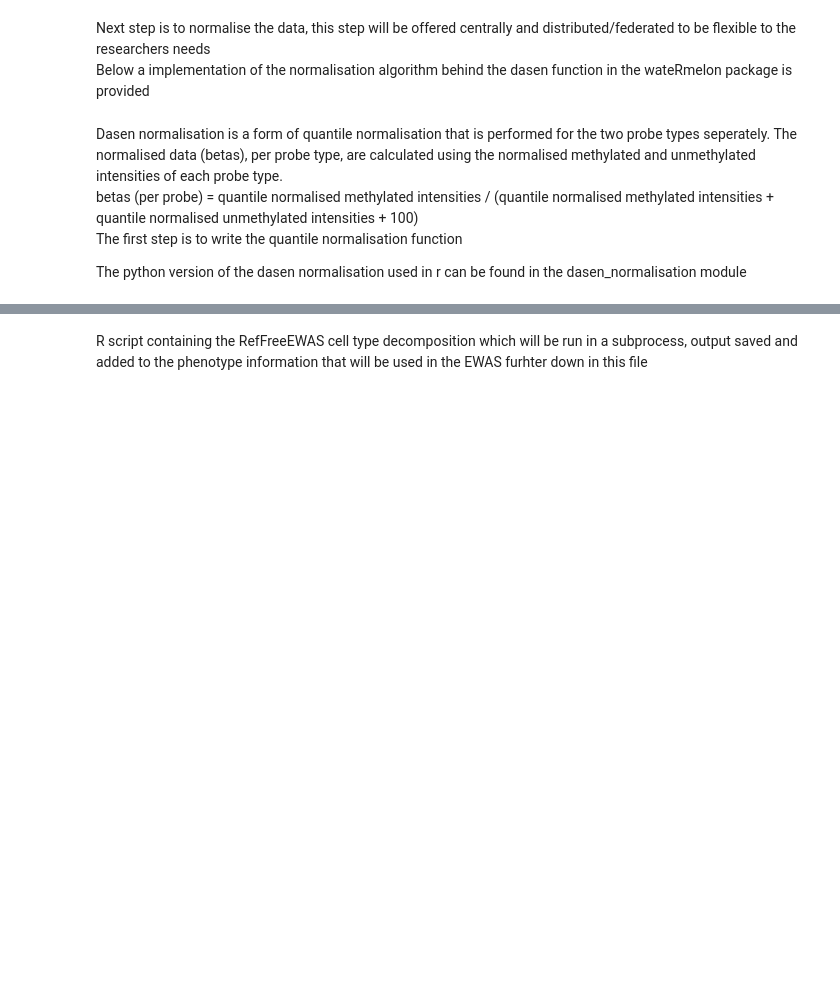
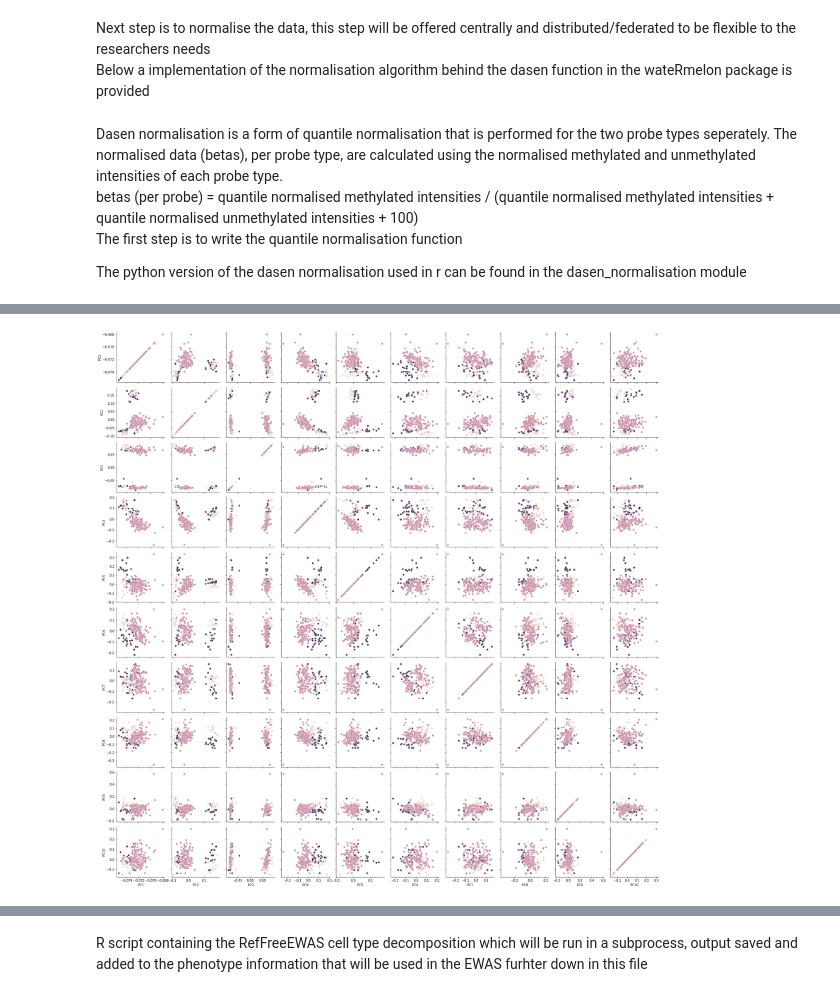
Before and after one commit to Waterkers/Federated_Differential_Methylation_Analysis, a Jupyter notebook: python_preprocessing.ipynb, the cells around one changed output, grey strips where cells are left out. Saved outputs shown, nothing was run; the diff lists cells and outputs as text; code cells hidden in the pictures; blank space fills up the shorter version.

```diff
--- a/python_preprocessing.ipynb
+++ b/python_preprocessing.ipynb
@@ -163,0 +117,9 @@ sns.lmplot(x="PC1", y = "PC2", hue="Sentrix_ID", data = data_to_plot, fit_reg=Fa
+# %%
+# exploratory grid plot to visualise the correlation between the PCs and Sentrix_ID
+Principle_components = pd.DataFrame(PCA_out.components_.T, columns=["PC1", "PC2", "PC3", "PC4", "PC5", "PC6", "PC7", "PC8", "PC9", "PC10"], index=pheno.index)
+data_to_plot = pd.concat([Principle_components, pheno.loc[:, "Sentrix_ID"]], axis = 1)
+g = sns.PairGrid(data_to_plot, hue= "Sentrix_ID")
+g.map(sns.scatterplot)
+g.savefig(os.path.join(output_path, (identifier + "_Exploratory PCA grid coloured by Sentrix_ID.jpeg")))
+# %% [output]
+[figure, added]
```
Also changed, not shown: parts of 33 cells of this notebook.
